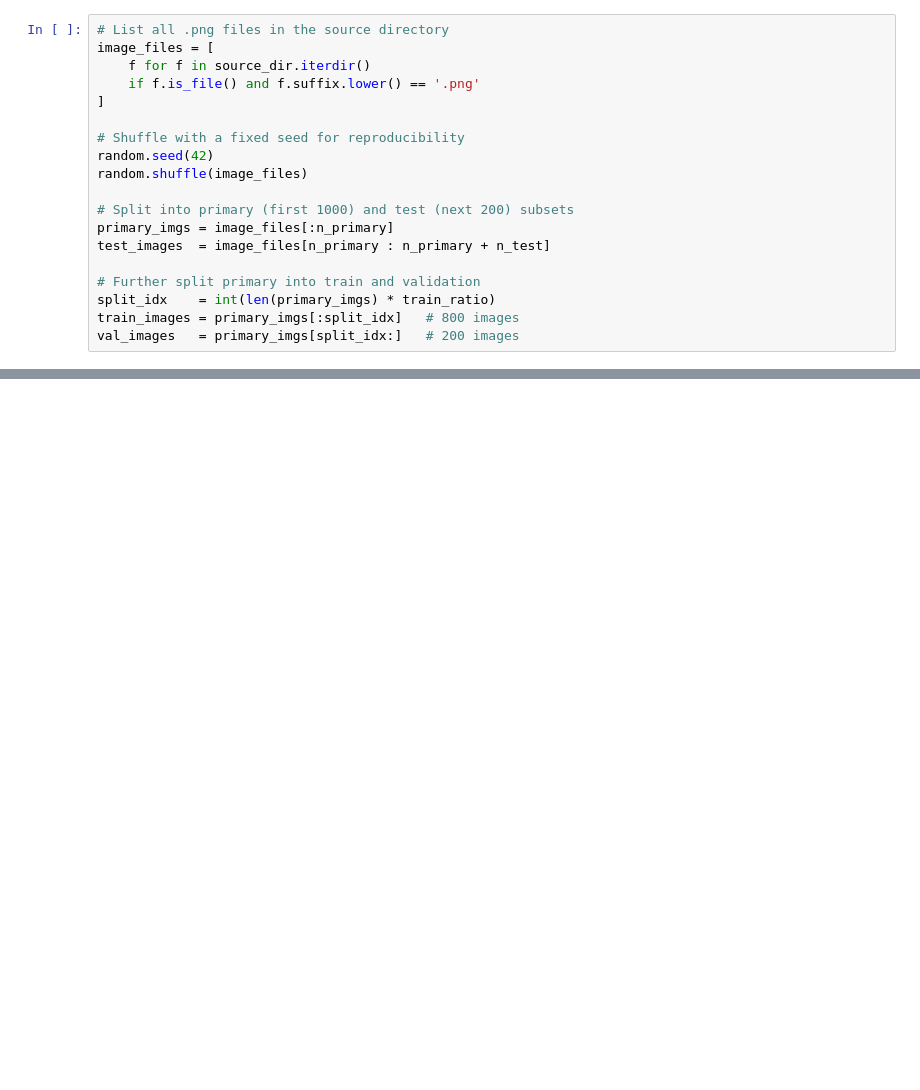
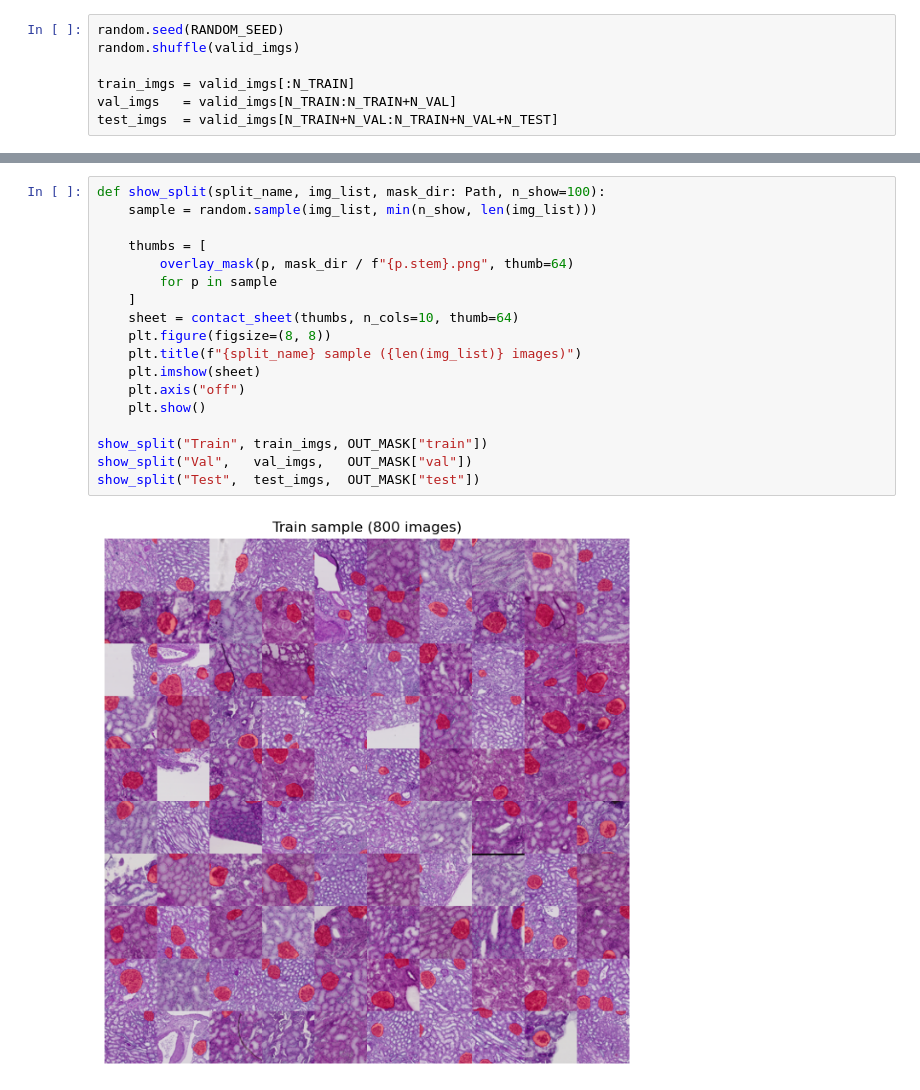
Before and after one commit to yanhengliu/glomeruli_segmentation, a Jupyter notebook: data_preprocess/split.ipynb, the cells around one changed output, grey strips where cells are left out. Drawn from its saved outputs; the diff is of its cells as text; blank space fills up the shorter version.

Commit message:
update split

```diff
--- a/data_preprocess/split.ipynb
+++ b/data_preprocess/split.ipynb
@@ -25,20 +61,8 @@ test_mask_dir  = base_dir / 'test_masks'
 # %%
-# List all .png files in the source directory
-image_files = [
-    f for f in source_dir.iterdir()
-    if f.is_file() and f.suffix.lower() == '.png'
-]
+random.seed(RANDOM_SEED)
+random.shuffle(valid_imgs)
 
-# Shuffle with a fixed seed for reproducibility
-random.seed(42)
-random.shuffle(image_files)
-
-# Split into primary (first 1000) and test (next 200) subsets
-primary_imgs = image_files[:n_primary]
-test_images  = image_files[n_primary : n_primary + n_test]
-
-# Further split primary into train and validation
-split_idx    = int(len(primary_imgs) * train_ratio)
-train_images = primary_imgs[:split_idx]   # 800 images
-val_images   = primary_imgs[split_idx:]   # 200 images
+train_imgs = valid_imgs[:N_TRAIN]
+val_imgs   = valid_imgs[N_TRAIN:N_TRAIN+N_VAL]
+test_imgs  = valid_imgs[N_TRAIN+N_VAL:N_TRAIN+N_VAL+N_TEST]
 # %%
@@ -93,0 +174,20 @@ Masks copied:
+# %%
+def show_split(split_name, img_list, mask_dir: Path, n_show=100):
+    sample = random.sample(img_list, min(n_show, len(img_list)))
+
+    thumbs = [
+        overlay_mask(p, mask_dir / f"{p.stem}.png", thumb=64)
+        for p in sample
+    ]
+    sheet = contact_sheet(thumbs, n_cols=10, thumb=64)
+    plt.figure(figsize=(8, 8))
+    plt.title(f"{split_name} sample ({len(img_list)} images)")
+    plt.imshow(sheet)
+    plt.axis("off")
+    plt.show()
+
+show_split("Train", train_imgs, OUT_MASK["train"])
+show_split("Val",   val_imgs,   OUT_MASK["val"])
+show_split("Test",  test_imgs,  OUT_MASK["test"])
+# %% [output]
+[figure, added]
```
Also changed, not shown: parts of 6 cells of this notebook.
